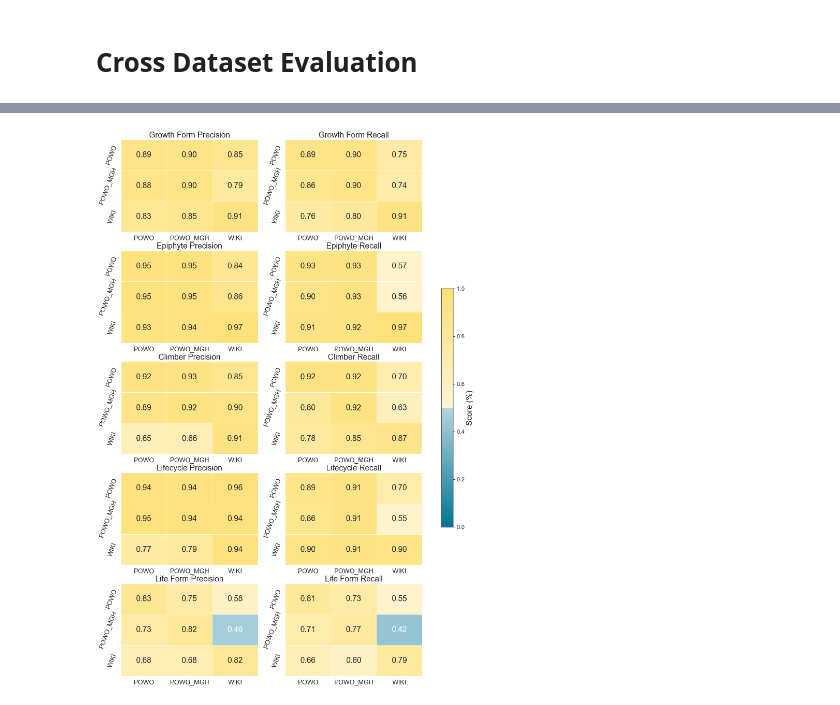
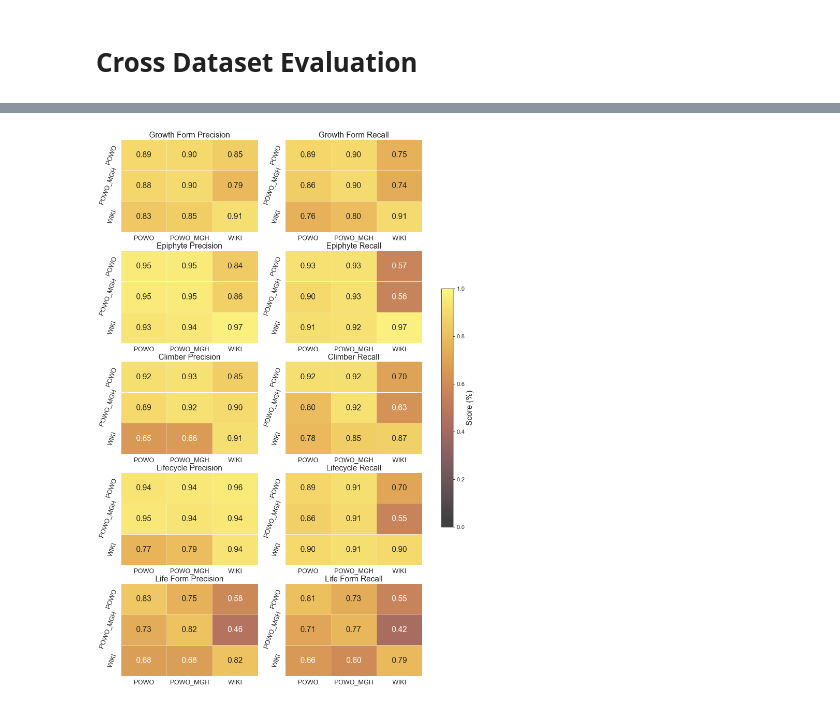
Before and after one commit to ViktorDomazetoski/NLP-Plant-Traits, a Jupyter notebook: Code/06.1 Result Visualization_Classification.ipynb, the cells around one changed output, grey strips where cells are left out. Saved outputs shown, nothing was run; the diff lists cells and outputs as text; code cells hidden in the pictures.

```diff
--- a/Code/06.1 Result Visualization_Classification.ipynb
+++ b/Code/06.1 Result Visualization_Classification.ipynb
@@ -139,27 +159,0 @@ for i, metric in enumerate(["Precision", "Recall"]):
-# %%
-fig, axes  = plt.subplots(figsize=(10,10), nrows = 2)
-for i, metric in enumerate(["Accuracy", "F1-Score"]):
-    plt.subplot(2, 1, i+1)
-    start = 0
-    for j, model in enumerate(["Regex", "Logistic Regression", "DistilBERT_PreTrained", "SciBERT_PreTrained"]):
-        for k, dataset in enumerate(["POWO", "WIKI"]):
-            df_subset = df_results_full[(df_results_full["Model"]==model)*(df_results_full["Train Dataset"]==dataset)*(df_results_full["Test Dataset"]==dataset)*df_results_full["Trait Value"].apply(lambda x: x in focus_names)]
-            if(dataset=="POWO"):
-                (markers, stemlines, baseline) = plt.stem(start + np.arange(len(df_subset))*10, df_subset[metric])
-                plt.setp(markers, marker='D', markersize=12, color = color_palette[j])
-                plt.setp(stemlines, linewidth=3, color = color_palette[j])
-
-            if(dataset=="WIKI"):
-                (markers, stemlines, baseline) = plt.stem(start + 1 + np.arange(len(df_subset))*10, df_subset[metric])
-                plt.setp(markers, marker='o', markersize=12, color = color_palette[j])
-                plt.setp(stemlines, linewidth=3, linestyle = "--", color = color_palette[j])
-                start += 2
-
-    axes[i].set_xticks(np.arange(3.5, 50, 10))
-    axes[i].set_xticklabels(["Growth Form", "Epiphyte", "Climber", "Lifecycle", "Life Form"], size=18, rotation="horizontal")
-    axes[i].set_yticklabels(np.round(np.arange(0, 1.2, 0.2), 1), size=18)
-    axes[i].grid(axis='x')
-    plt.xlabel("Trait", size = 22)
-    plt.ylabel(metric, size = 24)
-    plt.ylim(0, 1)
-    plt.tight_layout()
@@ -221,15 +163,15 @@ plt.colorbar()
 df_subset = df_results_full[(df_results_full["Model"]=="DistilBERT_PreTrained")*df_results_full["Trait Value"].apply(lambda x: x in focus_names)]
 sns.set_theme(style="white", palette=None)
 
-cmap = cmr.ember #cmr.amber
-# cmap = cmr.amber
+cmap = cmr.amber
+cmap = cmr.amber
 
 c = 0.25
 n = 100
 cmap = ListedColormap((1. - c) * cmap(np.linspace(0., 1., n)) + c * np.ones((n, 4)))
 # cmap = test_color_map_cmp
-cmap = "viridis"
-cmap = double#matplotlib.colors.LinearSegmentedColormap.from_list("", color_palette[2:3] + color_palette[1:2])
+# cmap = "viridis"
+# cmap = double#matplotlib.colors.LinearSegmentedColormap.from_list("", color_palette[2:3] + color_palette[1:2])
 
 plt.subplots(figsize=(15,23), nrows = 5, ncols = 2)
 metric1 = "Precision"
@@ -239,31 +181,31 @@ for i, focus_name in enumerate(focus_names[:]):
     plt.subplot(5, 2, 2*i+1)
     df_matrix = df_subset[(df_subset["Trait"]==focus_name)][["Train Dataset", "Test Dataset", metric1]].set_index(["Train Dataset", "Test Dataset"]).unstack(fill_value=0)
     im1 = sns.heatmap(df_matrix, vmin=0, vmax = 1, annot = True, fmt = '.2f', annot_kws = {"fontsize":22}, cmap=cmap, cbar=False, linewidths=.5)
     plt.xticks(np.arange(3)+0.5, ["POWO", "POWO_MGH", "WIKI"], rotation=0, size=18)
     plt.yticks(np.arange(3)+0.5, ["POWO", "POWO_MGH", "WIKI"], rotation=70, size=18)
     plt.title(focus_name + " " + metric1, fontsize = 22)
     plt.xlabel("", fontsize = 16)
     plt.ylabel("", fontsize = 16)
 
     plt.subplot(5, 2, 2*i+2)
     df_matrix = df_subset[(df_subset["Trait"]==focus_name)][["Train Dataset", "Test Dataset", metric2]].set_index(["Train Dataset", "Test Dataset"]).unstack(fill_value=0)
     im1 = sns.heatmap(df_matrix, vmin=0, vmax = 1, annot = True, fmt = '.2f', annot_kws = {"fontsize":22}, cmap=cmap, cbar=False, linewidths=.5)
     plt.xticks(np.arange(3)+0.5, ["POWO", "POWO_MGH", "WIKI"], rotation=0, size=18)
     plt.yticks(np.arange(3)+0.5, ["POWO", "POWO_MGH", "WIKI"], rotation=70, size=18)
     plt.title(focus_name + " " + metric2, fontsize = 22)
     plt.xlabel("", fontsize = 16)
     plt.ylabel("", fontsize = 16)
 
 plt.subplots_adjust(bottom=0.05, right=0.90, top=0.95)
 cax = plt.axes([0.95, 0.3, 0.03, 0.4])
 
 sm = plt.cm.ScalarMappable(cmap=cmap, norm=mpl.colors.Normalize(vmin=0, vmax=1))
 sm.set_array([])
 
 cbar = plt.colorbar(sm, cax=cax)
 cbar.ax.tick_params(labelsize=16)
 cbar.set_label("Score (%)", size=22)
 # plt.show()
 # plt.savefig("Figures/InterDatasetResults_v2.png", dpi=600, bbox_inches='tight')
 # %% [output]
-[figure, old version]
+[figure, new version]
```
Also changed, not shown: parts of 10 cells of this notebook, 11 other files.
